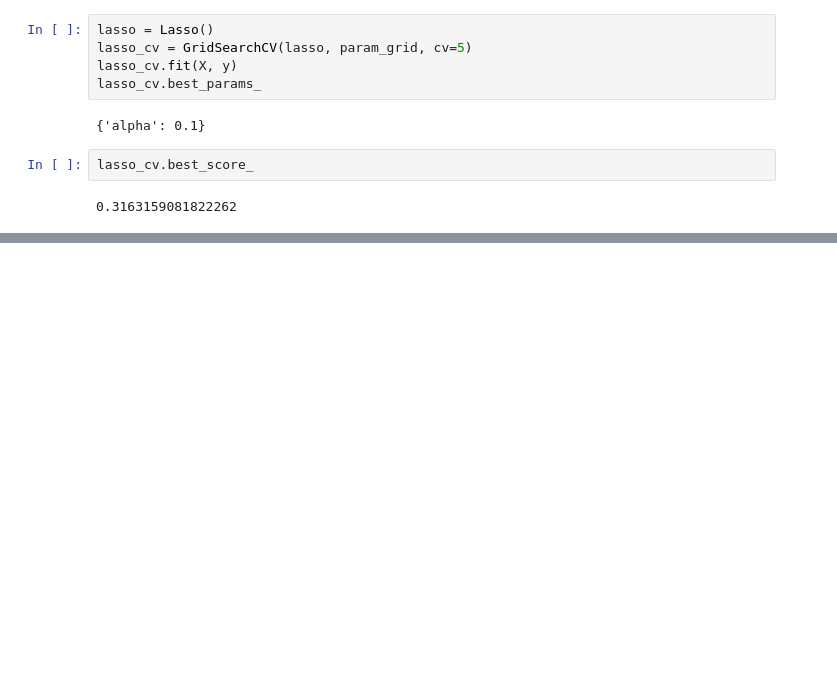
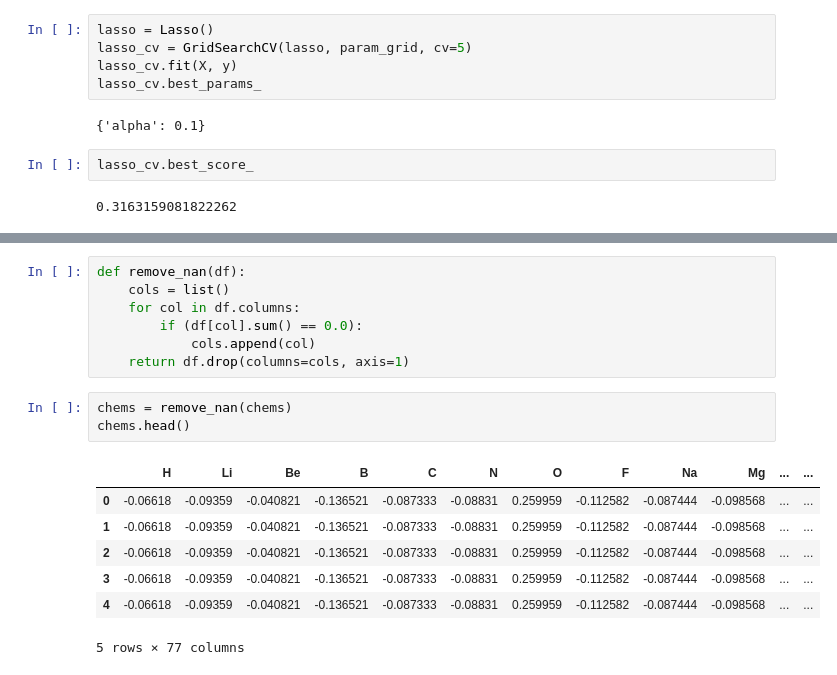
Before and after one commit to djconnolly27/DataScienceProject1, a Jupyter notebook: project3/notebook3_firstpass.ipynb, the cells around one changed output, grey strips where cells are left out. Cells and saved outputs as stored; diff of their text form; blank space fills up the shorter version.

```diff
--- a/project3/notebook3_firstpass.ipynb
+++ b/project3/notebook3_firstpass.ipynb
@@ -91,0 +249,18 @@ ValueError: continuous is not supported
+# %%
+def remove_nan(df):
+    cols = list()
+    for col in df.columns:
+        if (df[col].sum() == 0.0):
+            cols.append(col)
+    return df.drop(columns=cols, axis=1)
+# %%
+chems = remove_nan(chems)
+chems.head()
+# %% [output]
+|  | H | Li | Be | B | C | N | O | F | Na | Mg | ... | ... |
+| 0 | -0.06618 | -0.09359 | -0.040821 | -0.136521 | -0.087333 | -0.08831 | 0.259959 | -0.112582 | -0.087444 | -0.098568 | ... | ... |
+| 1 | -0.06618 | -0.09359 | -0.040821 | -0.136521 | -0.087333 | -0.08831 | 0.259959 | -0.112582 | -0.087444 | -0.098568 | ... | ... |
+| 2 | -0.06618 | -0.09359 | -0.040821 | -0.136521 | -0.087333 | -0.08831 | 0.259959 | -0.112582 | -0.087444 | -0.098568 | ... | ... |
+| 3 | -0.06618 | -0.09359 | -0.040821 | -0.136521 | -0.087333 | -0.08831 | 0.259959 | -0.112582 | -0.087444 | -0.098568 | ... | ... |
+| 4 | -0.06618 | -0.09359 | -0.040821 | -0.136521 | -0.087333 | -0.08831 | 0.259959 | -0.112582 | -0.087444 | -0.098568 | ... | ... |
+5 rows × 77 columns
```
Also changed, not shown: parts of 40 cells of this notebook.
